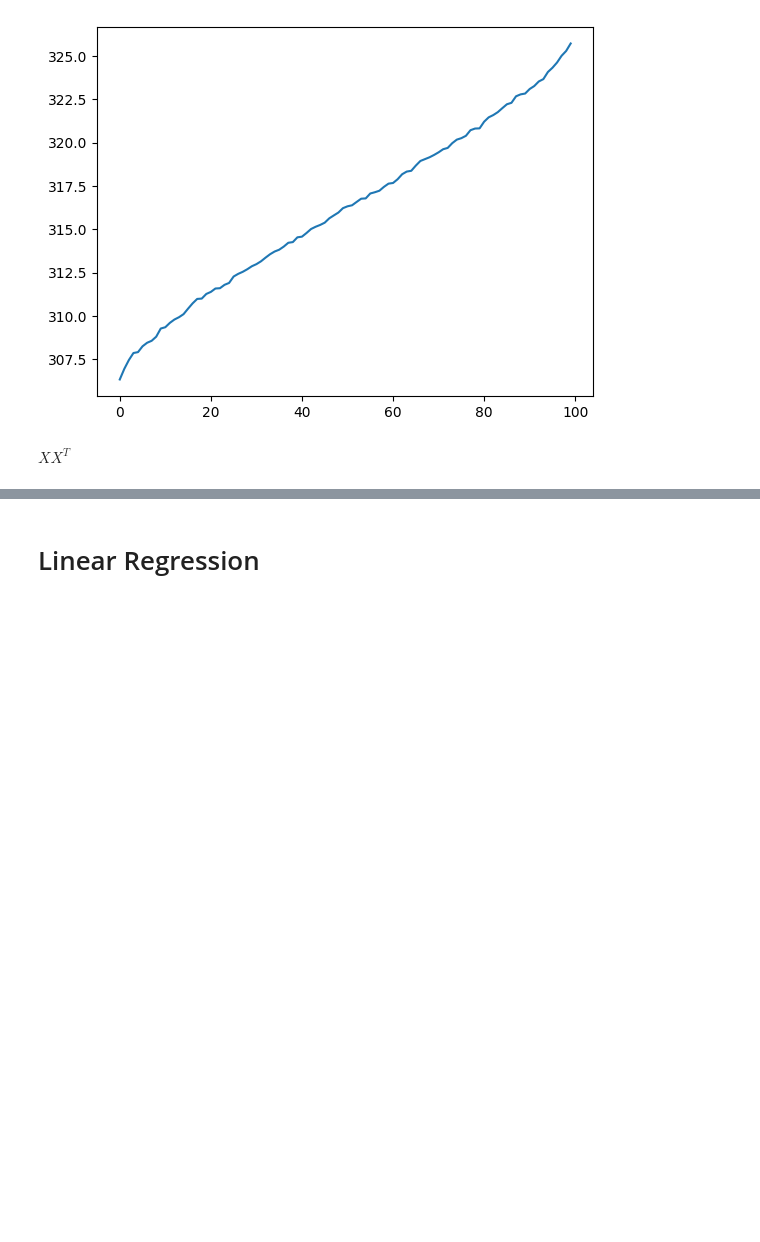
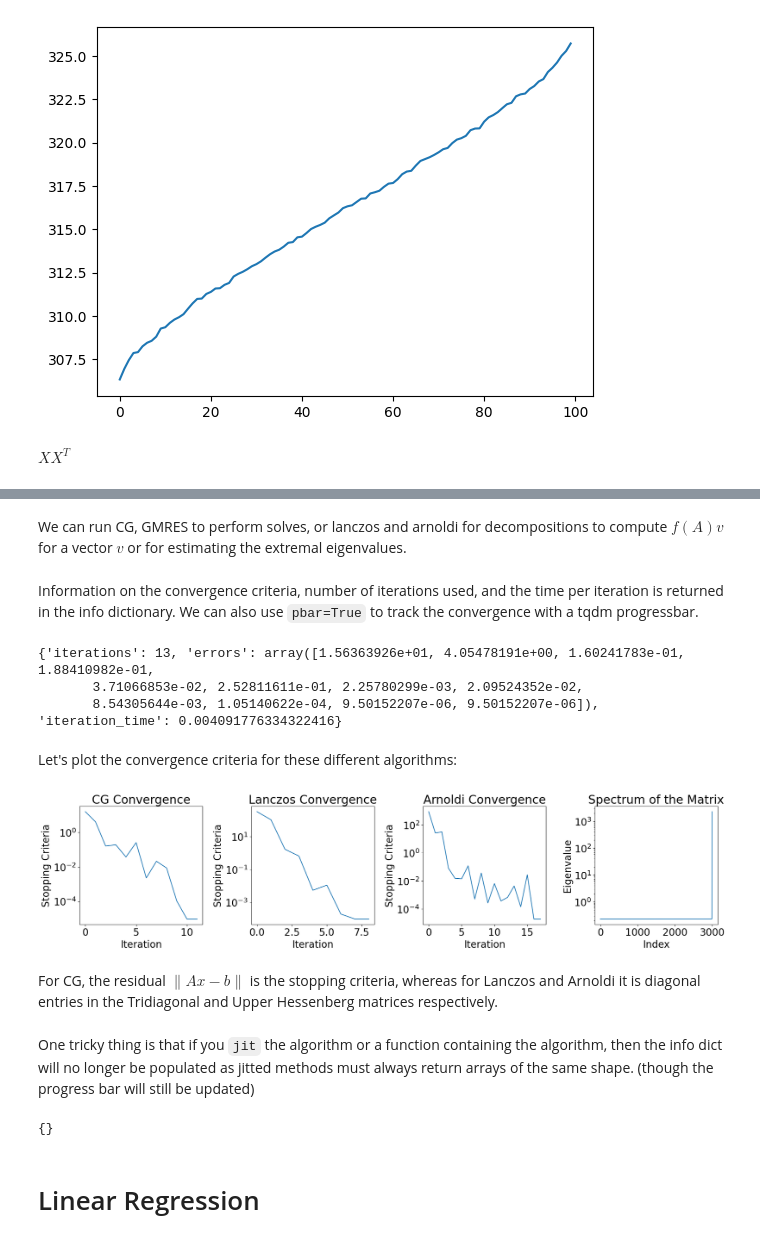
Before and after one commit to wilson-labs/cola, a Jupyter notebook: docs/notebooks/colabs/all.ipynb, the cells around one changed output, grey strips where cells are left out. Cells and saved outputs as stored; diff of their text form; code cells hidden in the pictures; blank space fills up the shorter version.

```diff
--- a/docs/notebooks/colabs/all.ipynb
+++ b/docs/notebooks/colabs/all.ipynb
@@ -175,0 +189,6 @@ $X X^{T}$
+# %%
+x = torch.linspace(-1,1,3000)
+C = cola.lazify(torch.exp(-(x[None]-x[:,None])**2/2))
+C = C+1e-4*cola.eigmax(C,tol=1e-2)*cola.ops.I_like(C)
+# %% [markdown]
+We can run CG, GMRES to perform solves, or lanczos and arnoldi for decompositions to compute $f(A)v$ for a vector $v$ or for estimating the extremal eigenvalues.
@@ -175,0 +201,38 @@ $X X^{T}$
+# %% [markdown]
+Information on the convergence criteria, number of iterations used, and the time per iteration is returned in the info dictionary. We can also use `pbar=True` to track the convergence with a tqdm progressbar.
+# %%
+print(info)
+# %% [output]
+{'iterations': 13, 'errors': array([1.56363926e+01, 4.05478191e+00, 1.60241783e-01, 1.88410982e-01,
+       3.71066853e-02, 2.52811611e-01, 2.25780299e-03, 2.09524352e-02,
+       8.54305644e-03, 1.05140622e-04, 9.50152207e-06, 9.50152207e-06]), 'iteration_time': 0.004091776334322416}
+# %% [markdown]
+Let's plot the convergence criteria for these different algorithms:
+# %%
+eigs = cola.eig(cola.SelfAdjoint(C),pbar=True, method='dense')[0]
+
+import matplotlib.pyplot as plt
+plt.rcParams['font.size'] = 20
+algorithms = [('CG', info), ('Lanczos', info2), ('Arnoldi', info3)]
+fig, axs = plt.subplots(1, 4, figsize=(20, 5))
+for i, (name, info) in enumerate(algorithms):
+    axs[i].plot(info['errors'])
+    axs[i].set_yscale('log')
+    axs[i].set_title(f'{name} Convergence')
+    axs[i].set_xlabel('Iteration')
+    axs[i].set_ylabel('Stopping Criteria')
+
+axs[3].plot(eigs)
+axs[3].set_yscale('log')
+axs[3].set_title('Spectrum of the Matrix')
+axs[3].set_xlabel('Index')
+axs[3].set_ylabel('Eigenvalue')
+
+plt.tight_layout()
+plt.show()
+# %% [output]
+[figure, added]
+# %% [markdown]
+For CG, the residual $\|Ax-b\|$ is the stopping criteria, whereas for Lanczos and Arnoldi it is diagonal entries in the Tridiagonal and Upper Hessenberg matrices respectively.
+# %% [markdown]
+One tricky thing is that if you `jit` the algorithm or a function containing the algorithm, then the info dict will no longer be populated as jitted methods must always return arrays of the same shape. (though the progress bar will still be updated)
@@ -176,3 +248,7 @@ $X X^{T}$
+# %%
+print(infoj)
+# %% [output]
+{}
 # %% [markdown]
 # Linear Regression
 # %% [markdown]
```
Also changed, not shown: parts of 57 cells of this notebook, 11 other files.
